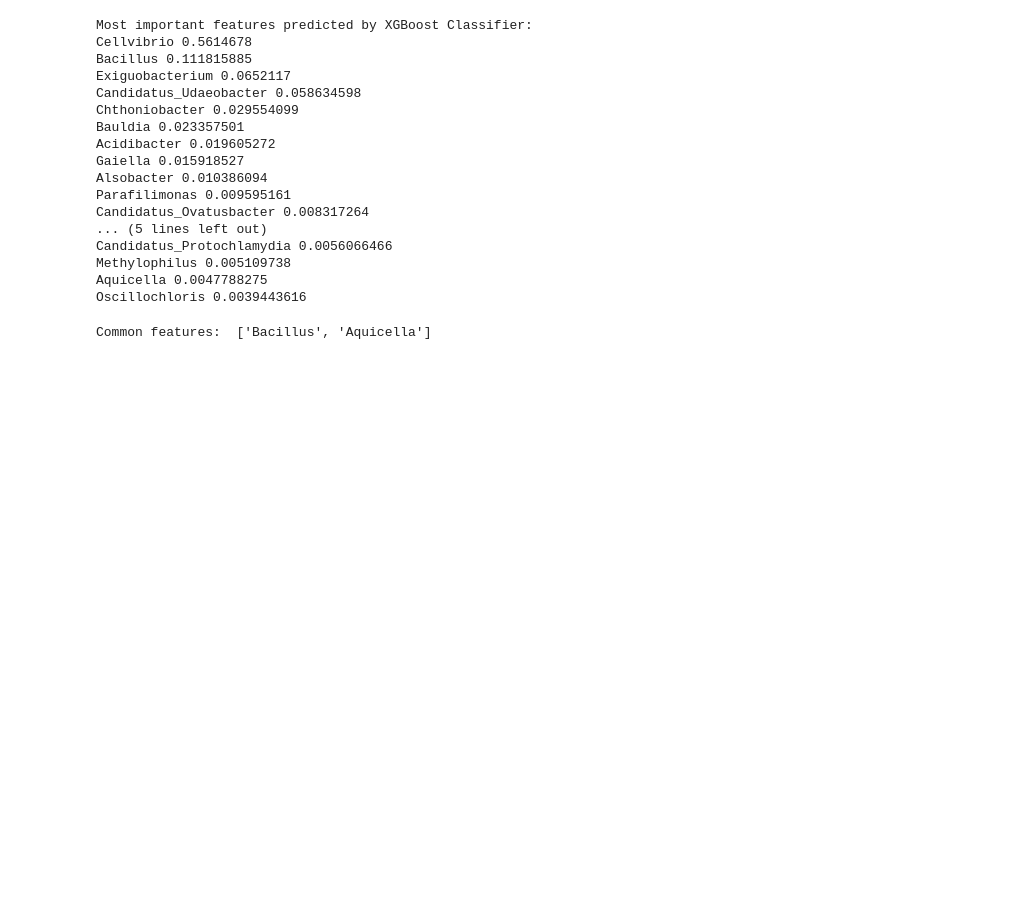
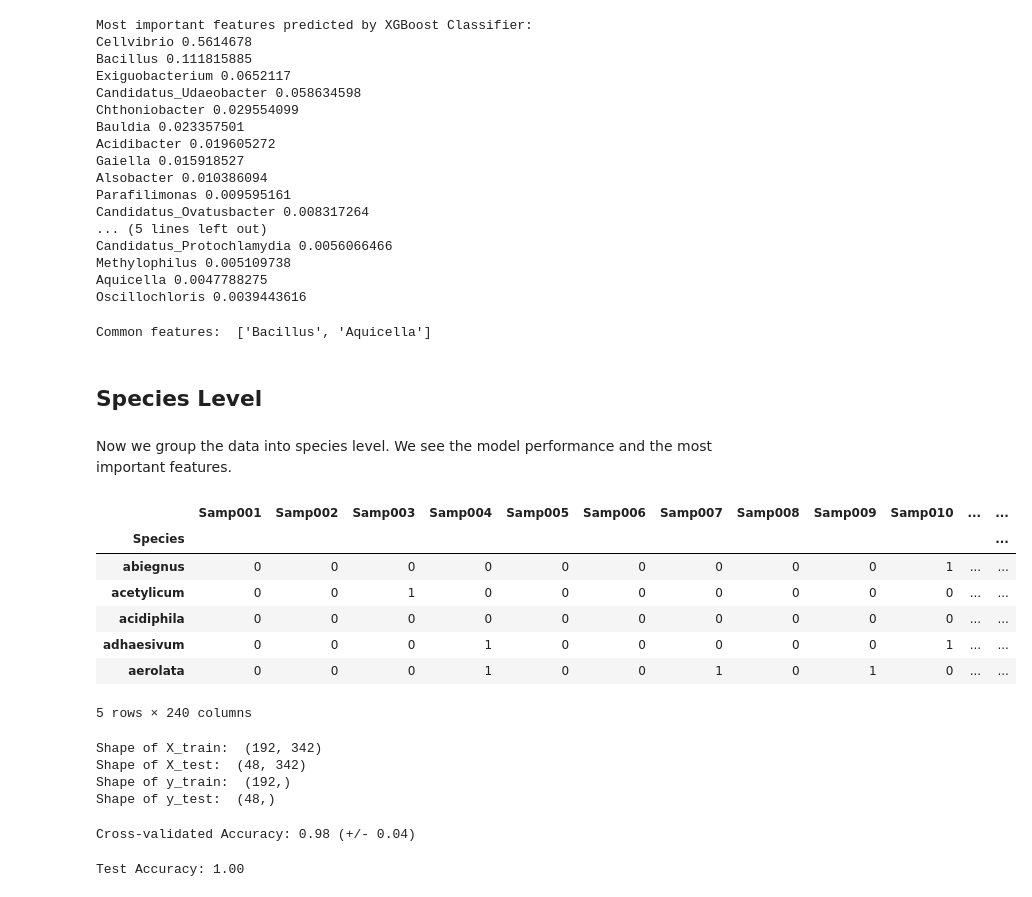
Before and after one commit to tianyi0216/ML_Microbiome, a Jupyter notebook: fumigation_predict.ipynb, the cells around one changed output. Saved outputs shown, nothing was run; the diff lists cells and outputs as text; code cells hidden in the pictures; blank space fills up the shorter version.

```diff
--- a/fumigation_predict.ipynb
+++ b/fumigation_predict.ipynb
@@ -11,6 +11,12 @@ We first try group into family level and use xgboost to predict fumigation statu
 # read in data
 df_abundance = pd.read_csv('bac_abundance.csv')
 metadata = pd.read_csv("samp_metadata.csv")
+# %%
+# replace unknown family with genus
+
+for i, row in enumerate(df_abundance.itertuples()):
+    if row.Family == "Unknown_Family":
+        df_abundance.at[i, "Family"] = row.Genus
 # %%
 df_abundance.drop(columns=['Unnamed: 0'], inplace=True)
 df_family = df_abundance.groupby('Family').sum()
@@ -527,3 +533,61 @@ for feature in logreg_top20_feature:
 print("Common features: ", common_features)
 # %% [output]
 Common features:  ['Bacillus', 'Aquicella']
+# %% [markdown]
+## Species Level
+# %% [markdown]
+Now we group the data into species level. We see the model performance and the most important features.
+# %%
+# create species level data
+df_species = df_abundance.groupby('Species').sum()
+df_species.head()
+# %% [output]
+|  | Samp001 | Samp002 | Samp003 | Samp004 | Samp005 | Samp006 | Samp007 | Samp008 | Samp009 | Samp010 | ... | ... |
+| Species |  |  |  |  |  |  |  |  |  |  |  | ... |
+| abiegnus | 0 | 0 | 0 | 0 | 0 | 0 | 0 | 0 | 0 | 1 | ... | ... |
+| acetylicum | 0 | 0 | 1 | 0 | 0 | 0 | 0 | 0 | 0 | 0 | ... | ... |
+| acidiphila | 0 | 0 | 0 | 0 | 0 | 0 | 0 | 0 | 0 | 0 | ... | ... |
+| adhaesivum | 0 | 0 | 0 | 1 | 0 | 0 | 0 | 0 | 0 | 1 | ... | ... |
+| aerolata | 0 | 0 | 0 | 1 | 0 | 0 | 1 | 0 | 1 | 0 | ... | ... |
+5 rows × 240 columns
+# %%
+# Get X and y
+X = df_species.T.values
+y = metadata["Fumigation"].values.astype(int)
+
+# split data into train and test sets
+X_train, X_test, y_train, y_test = train_test_split(X, y, test_size=0.2,
+                                                    random_state=42, stratify=y)
+
+# check how many data enries we have
+print("Shape of X_train: ", X_train.shape)
+print("Shape of X_test: ", X_test.shape)
+print("Shape of y_train: ", y_train.shape)
+print("Shape of y_test: ", y_test.shape)
+# %% [output]
+Shape of X_train:  (192, 342)
+Shape of X_test:  (48, 342)
+Shape of y_train:  (192,)
+Shape of y_test:  (48,)
+# %%
+# create model
+model_XGB = XGBClassifier(use_label_encoder=False, eval_metric='logloss')
+
+# cv
+kfold = RepeatedStratifiedKFold(n_splits=5, n_repeats=40, random_state=42)
+scores = cross_val_score(model_XGB, X_train, y_train, scoring='accuracy', cv=kfold, n_jobs=-1)
+
+# Print the mean and standard deviation of the scores
+print("Cross-validated Accuracy: %0.2f (+/- %0.2f)" % (scores.mean(), scores.std() * 2))
+# %% [output]
+Cross-validated Accuracy: 0.98 (+/- 0.04)
+# %%
+# test model
+model_XGB.fit(X_train, y_train)
+y_pred = model_XGB.predict(X_test)
+
+test_score = model_XGB.score(X_test, y_test)
+
+print("Test Accuracy: %0.2f" % test_score)
+# %% [output]
+Test Accuracy: 1.00
```
